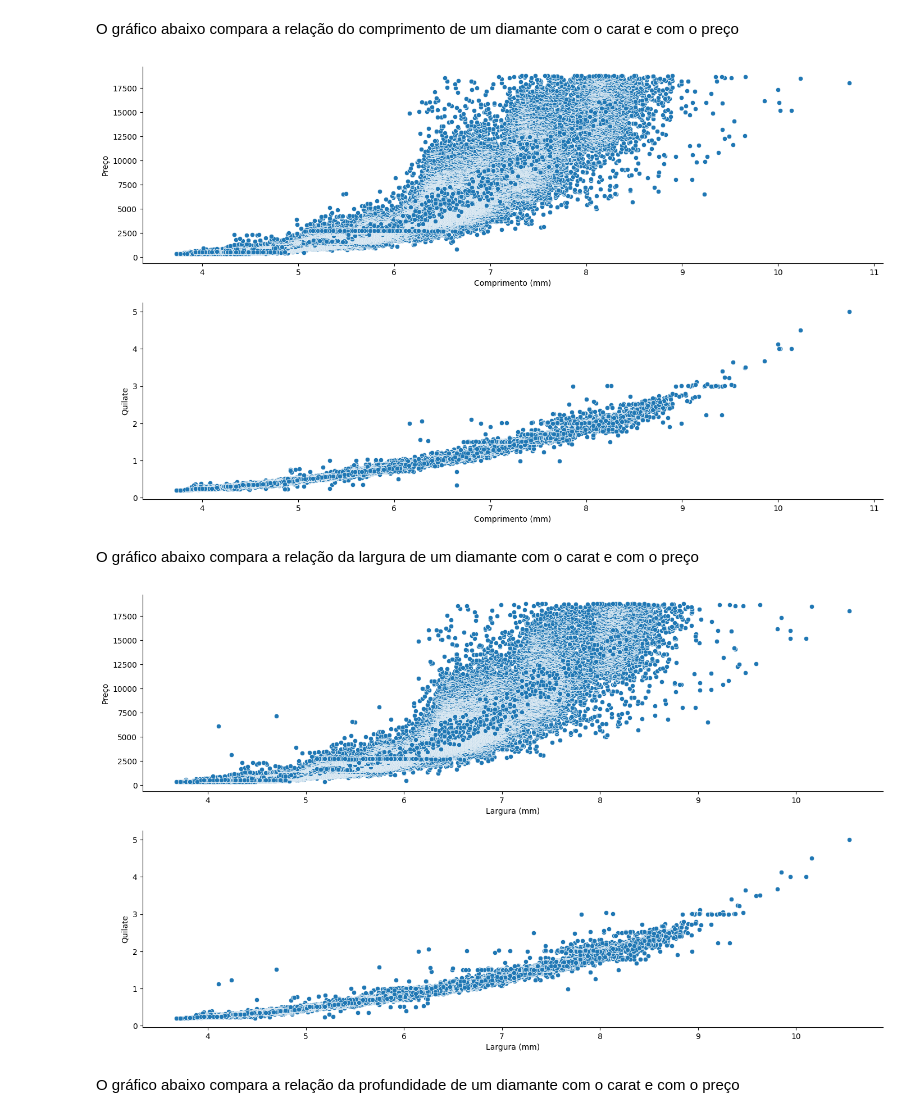
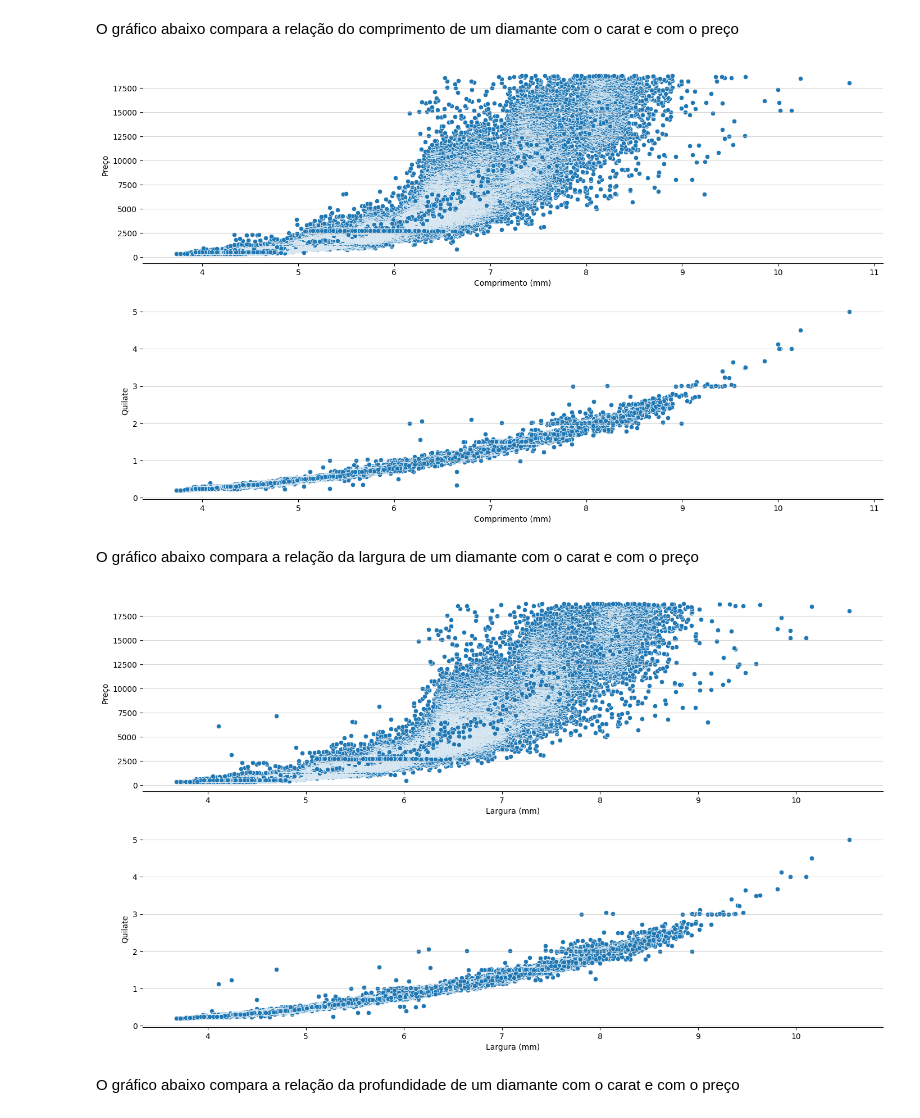
Before and after one commit to ppvyctor/Diamonds-Values, a Jupyter notebook: Trabalho ES.ipynb, the cells around one changed output. Cells and saved outputs as stored; diff of their text form; code cells hidden in the pictures.

```diff
--- a/Trabalho ES.ipynb
+++ b/Trabalho ES.ipynb
@@ -219,23 +219,28 @@ O gráfico abaixo compara a relação do comprimento de um diamante com o carat
 # %%
 plt.figure(figsize=(17, 10))
 
 plt.subplot(2, 1, 1)
 sns.scatterplot(data=diamonds, x = "x", y = "price")
 plt.xlabel("Comprimento (mm)")
 plt.ylabel("Preço")
 plt.gca().spines["right"].set_visible(False)
 plt.gca().spines["top"].set_visible(False)
+plt.gca().spines["left"].set_visible(False)
+plt.gca().spines["left"].set_visible(False)
+plt.grid(axis = "y", alpha = 0.5)
 
 plt.subplot(2, 1, 2)
 sns.scatterplot(data=diamonds, x = "x", y = "carat")
 plt.xlabel("Comprimento (mm)")
 plt.ylabel("Quilate")
 plt.gca().spines["right"].set_visible(False)
 plt.gca().spines["top"].set_visible(False)
+plt.gca().spines["left"].set_visible(False)
+plt.grid(axis = "y", alpha = 0.5)
 
 plt.show()
 # %% [output]
-[figure, old version]
+[figure, new version]
 # %% [markdown]
 O gráfico abaixo compara a relação da largura de um diamante com o carat e com o preço
 # %%
@@ -247,6 +252,8 @@ plt.xlabel("Largura (mm)")
 plt.ylabel("Preço")
 plt.gca().spines["right"].set_visible(False)
 plt.gca().spines["top"].set_visible(False)
+plt.gca().spines["left"].set_visible(False)
+plt.grid(axis = "y", alpha = 0.5)
 
 plt.subplot(2, 1, 2)
 sns.scatterplot(diamonds, x = "y", y = "carat")
@@ -255,10 +262,12 @@ plt.xlabel("Largura (mm)")
 plt.ylabel("Quilate")
 plt.gca().spines["right"].set_visible(False)
 plt.gca().spines["top"].set_visible(False)
+plt.gca().spines["left"].set_visible(False)
+plt.grid(axis = "y", alpha = 0.5)
 
 plt.show()
 # %% [output]
-[figure, old version]
+[figure, new version]
 # %% [markdown]
 O gráfico abaixo compara a relação da profundidade de um diamante com o carat e com o preço
 # %%
```
Also changed, not shown: parts of 3 cells of this notebook, 1 other file.
